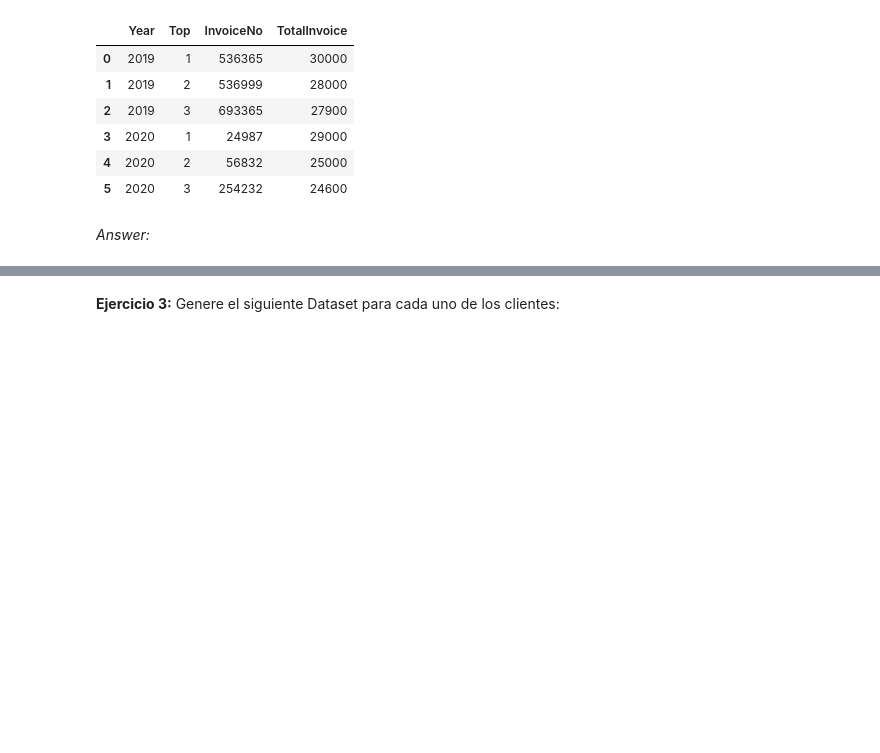
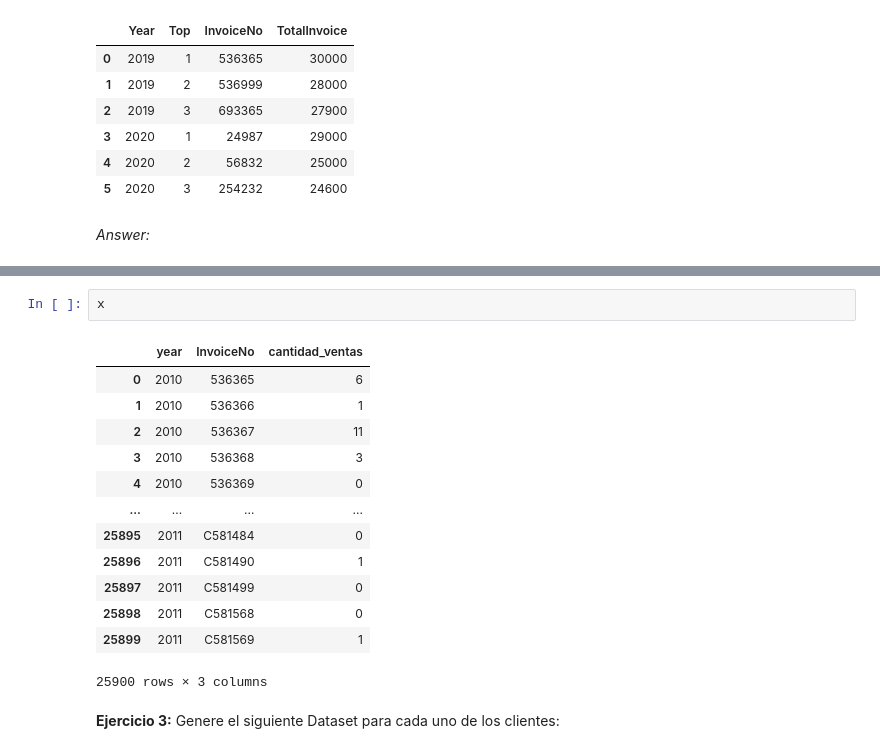
Before and after one commit to Michael11062001/e-commerce-analysis, a Jupyter notebook: EDA.ipynb, the cells around one changed output, grey strips where cells are left out. Drawn from its saved outputs; the diff is of its cells as text; blank space fills up the shorter version.

```diff
--- a/EDA.ipynb
+++ b/EDA.ipynb
@@ -190,3 +230,19 @@ ecommerce['Totallnvoice'] = ecommerce['Actual Price'] - \
+# %%
+x
+# %% [output]
+|  | year | InvoiceNo | cantidad_ventas |
+| 0 | 2010 | 536365 | 6 |
+| 1 | 2010 | 536366 | 1 |
+| 2 | 2010 | 536367 | 11 |
+| 3 | 2010 | 536368 | 3 |
+| 4 | 2010 | 536369 | 0 |
+| ... | ... | ... | ... |
+| 25895 | 2011 | C581484 | 0 |
+| 25896 | 2011 | C581490 | 1 |
+| 25897 | 2011 | C581499 | 0 |
+| 25898 | 2011 | C581568 | 0 |
+| 25899 | 2011 | C581569 | 1 |
+25900 rows × 3 columns
 # %% [markdown]
 **Ejercicio 3:** Genere el siguiente Dataset para cada uno de los clientes:
 # %%
```
Also changed, not shown: parts of 13 cells of this notebook.
